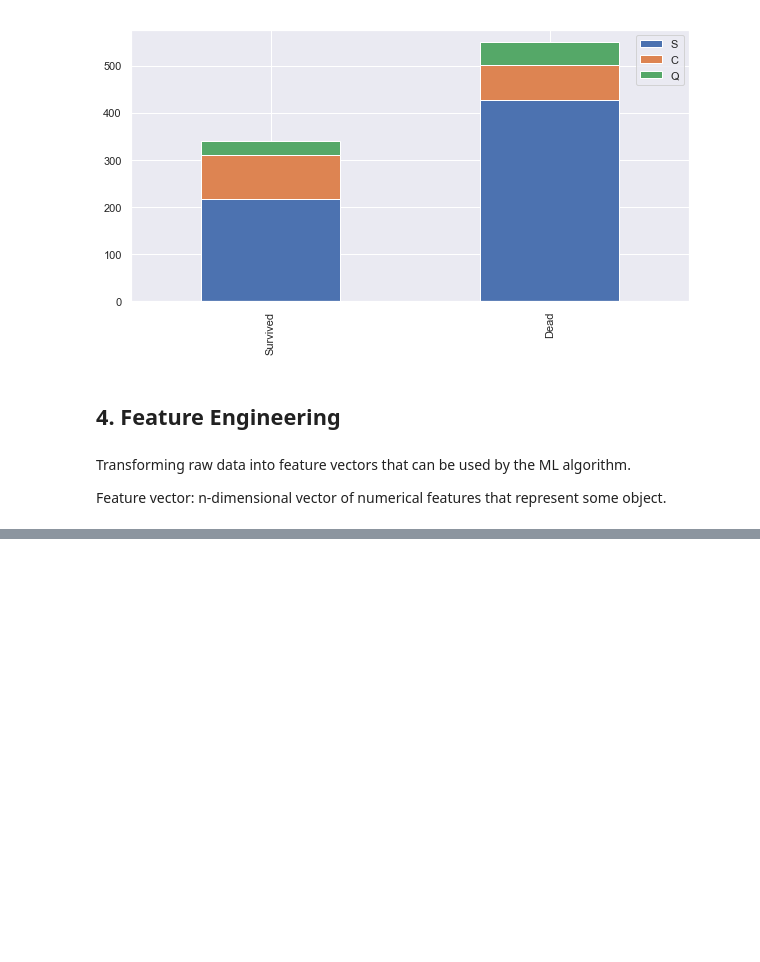
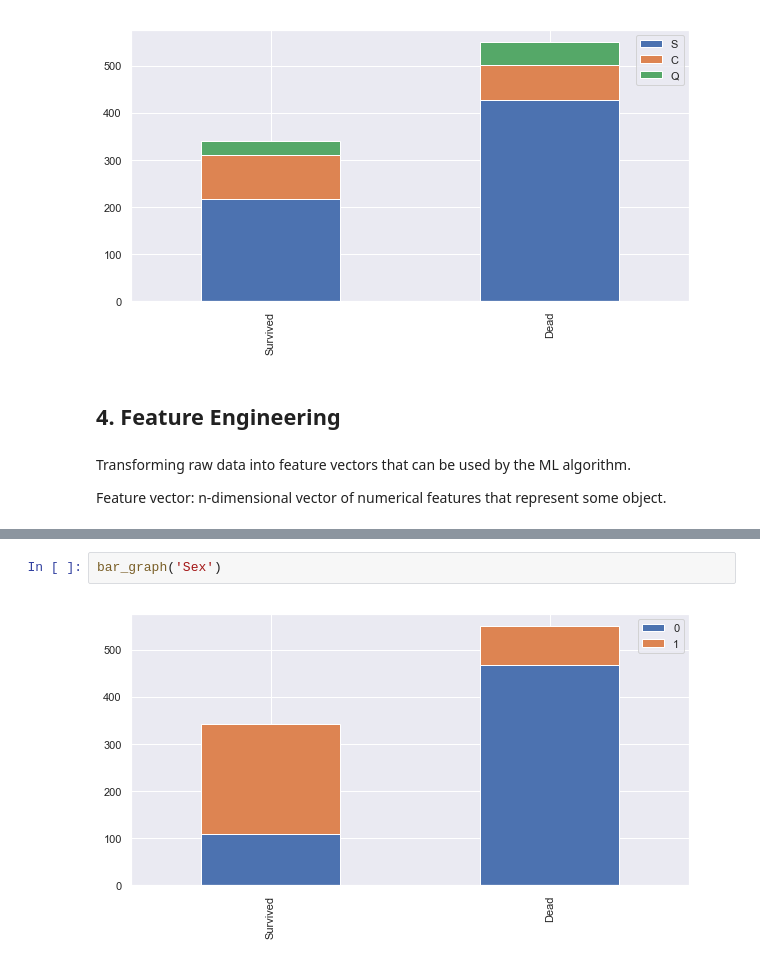
Before and after one commit to uoojin1/kaggle-titanic, a Jupyter notebook: Titanic.ipynb, the cells around one changed output, grey strips where cells are left out. Saved outputs shown, nothing was run; the diff lists cells and outputs as text; blank space fills up the shorter version.

```diff
--- a/Titanic.ipynb
+++ b/Titanic.ipynb
@@ -215,0 +314,4 @@ train.head()
+# %%
+bar_graph('Sex')
+# %% [output]
+[figure, added]
```
Also changed, not shown: parts of 18 cells of this notebook.
